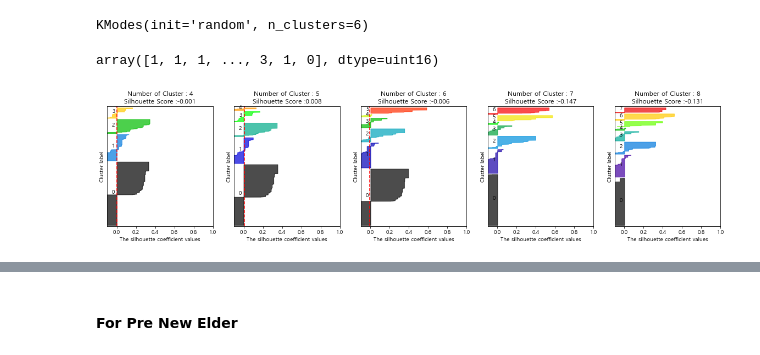
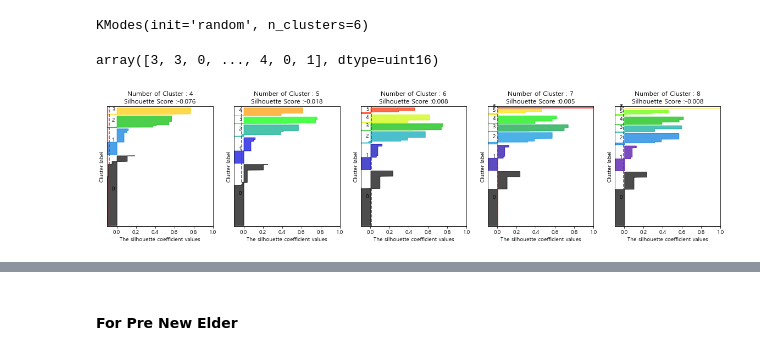
Before and after one commit to luckyspia/GAP, a Jupyter notebook: New_Aging_Survey/2. Analysis.ipynb, the cells around one changed output, grey strips where cells are left out. Saved outputs shown, nothing was run; the diff lists cells and outputs as text; code cells hidden in the pictures.

```diff
--- a/New_Aging_Survey/2. Analysis.ipynb
+++ b/New_Aging_Survey/2. Analysis.ipynb
@@ -53,14 +35,15 @@ len(data_lst)
+# %%
+data = data_08
 # %%
 def to_int(data):
     result = data.copy()
     result['Gender'] = np.where(result['Gender'] == '남성', 0, 1)
     result['Job']  = np.where(result['Job'] == '비경활', 0,
-                    np.where(result['Job'] == '은퇴', 1,
-                        np.where(result['Job'] == '부분은퇴', 2,
-                            np.where(result['Job'] == '임금_고숙련', 3,
-                                np.where(result['Job'] == '임금_중숙련', 4,
-                                    np.where(result['Job'] == '임금_저숙련', 5,
-                                        np.where(result['Job'] == '자영업', 6, 7)))))))
+                    np.where(result['Job'].isin(['은퇴','부분은퇴']), 1,
+                            np.where(result['Job'] == '임금_고숙련', 2,
+                                np.where(result['Job'] == '임금_중숙련', 3,
+                                    np.where(result['Job'] == '임금_저숙련', 4,
+                                        np.where(result['Job'] == '자영업', 5, 6))))))
     result['Edu'] = np.where(result['Edu'] == '초등', 0,
                     np.where(result['Edu'] == '중등', 1,
                         np.where(result['Edu'] == '고등', 2, 3)))
@@ -103,13 +76,13 @@ for idx, df in enumerate(data_lst):
 # %%
 from sklearn.metrics import silhouette_samples, silhouette_score
 kmodes = KModes(n_clusters=6, init='random')
-kmodes.fit(data_0.drop(['Gender'], axis=1))
+kmodes.fit(data.drop(['Gender'], axis=1))
 # %% [output]
 KModes(init='random', n_clusters=6)
 # %%
 kmodes.labels_
 # %% [output]
-array([1, 1, 1, ..., 3, 1, 0], dtype=uint16)
+array([3, 3, 0, ..., 4, 0, 1], dtype=uint16)
 # %%
 def visualize_silhouette(cluster_lists, X_features):
     from kmodes.kmodes import KModes
@@ -161,8 +134,9 @@ def visualize_silhouette(cluster_lists, X_features):
 
         axs[ind].axvline(x=sil_avg, color="red", linestyle="--")
 # %%
-visualize_silhouette([4,5,6,7,8], data_0.drop(['Gender'], axis=1))
+int_data = to_int(data)
+visualize_silhouette([4,5,6,7,8], int_data.drop(['Gender'], axis=1))
 # %% [output]
-[figure, old version]
+[figure, new version]
 # %%
 kmode = KModes(n_clusters=6, init='random')
```
Also changed, not shown: parts of 29 cells of this notebook.
